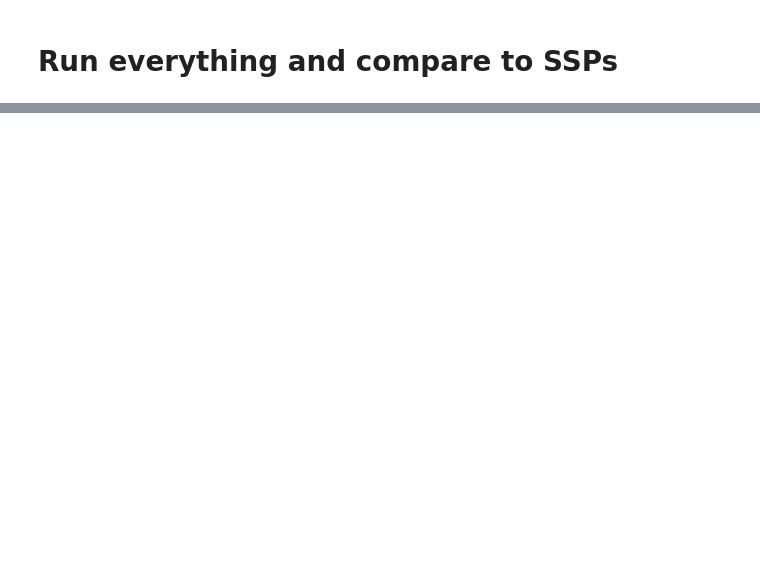
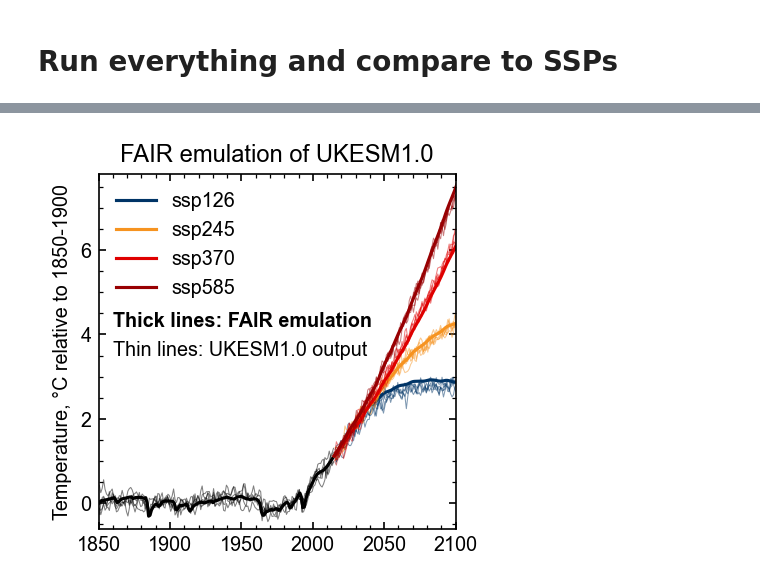
Before and after one commit to clbalexander-exeter/ukesm-fair2.1, a Jupyter notebook: notebooks/15_try-coupling.ipynb, the cells around one changed output, grey strips where cells are left out. Cells and saved outputs as stored; diff of their text form; code cells hidden in the pictures; blank space fills up the shorter version.

Commit message:
redo plot for proposal

```diff
--- a/notebooks/15_try-coupling.ipynb
+++ b/notebooks/15_try-coupling.ipynb
@@ -10,8 +10,8 @@ import matplotlib.pyplot as pl
 import pandas as pd
 import pooch
 # %%
-pl.rcParams['figure.figsize'] = (8.7/2.54, 8.7/2.54)
-pl.rcParams['font.size'] = 7
+pl.rcParams['figure.figsize'] = (7.8/2.54, 7.8/2.54)
+pl.rcParams['font.size'] = 9.5
 pl.rcParams['font.family'] = 'Arial'
 pl.rcParams['ytick.direction'] = 'in'
 pl.rcParams['ytick.minor.visible'] = True
@@ -153,19 +158,21 @@ f.run()
 # %%
 colors = ['#003466', '#f69320', '#df0000', '#980002']
 pl.plot(np.arange(1850, 2016), f.temperature[:166, 0, 1, 0], color='k')
 for ens in range(5):
     pl.plot(np.arange(1850.5, 2015), temp_ukesm[:165, 0, ens], lw=0.5, color='k', alpha=0.5)
 for iscen, scenario in enumerate(scenarios):
     pl.plot(np.arange(2015, 2102), f.temperature[165:, iscen, 1, 0], color=colors[iscen], label=scenario)
     for ens in range(5):
         pl.plot(np.arange(2015.5, 2101), temp_ukesm[165:, iscen, ens], lw=0.5, color=colors[iscen], alpha=0.5)
-pl.text(1860, 4.8, 'Thick lines: FaIR emulation', fontweight='bold')
-pl.text(1860, 4.3, 'Thin lines: UKESM output')
-pl.title('UKESM1-0-LL FaIR calibration')
+pl.text(1860, 4.2, 'Thick lines: FAIR emulation', fontweight='bold')
+pl.text(1860, 3.5, 'Thin lines: UKESM1.0 output')
+pl.title('FAIR emulation of UKESM1.0')
 pl.ylim(-0.6,7.8)
 pl.xlim(1850, 2100)
-pl.legend()
-pl.ylabel('Global mean surface temperature, °C relative to 1850-1900')
+pl.legend(frameon=False)
+pl.ylabel('Temperature, °C relative to 1850-1900')
 pl.savefig('../plots/calibrated_coupled.png')
+# %% [output]
+[figure, added]
 # %%
 f.forcing_sum
```
Also changed, not shown: parts of 3 cells of this notebook, 1 other file.
